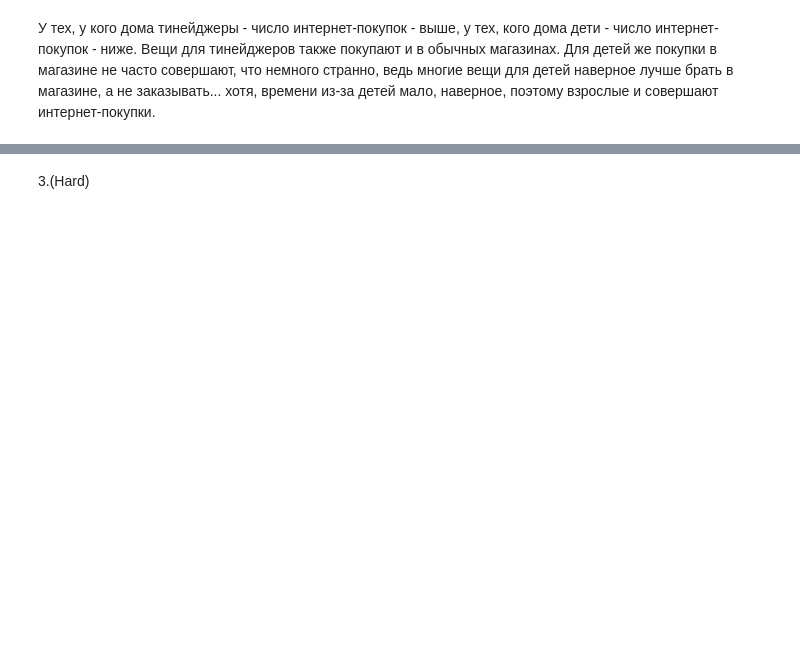
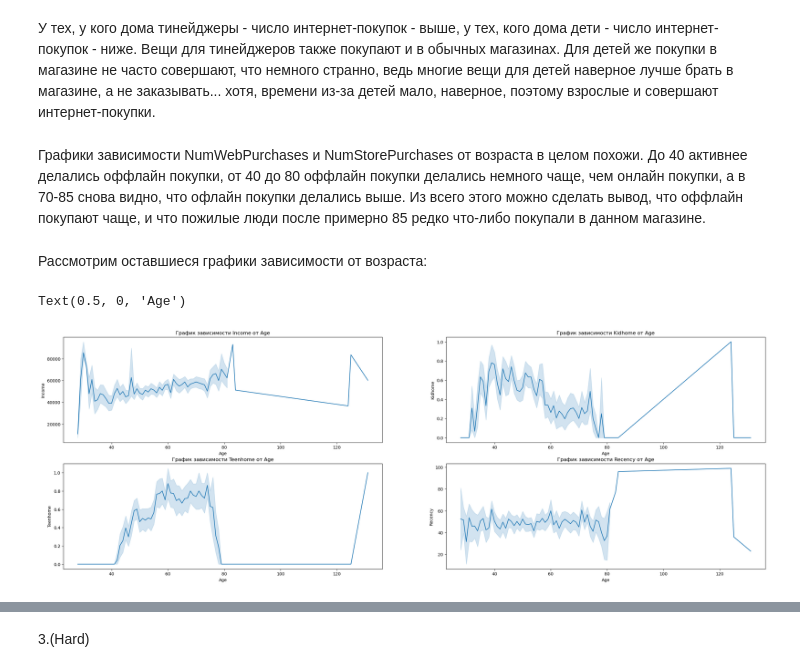
Before and after one commit to bananananacat/ML_HW, a Jupyter notebook: notebooks/02-homework.ipynb, the cells around one changed output, grey strips where cells are left out. Saved outputs shown, nothing was run; the diff lists cells and outputs as text; code cells hidden in the pictures; blank space fills up the shorter version.

```diff
--- a/notebooks/02-homework.ipynb
+++ b/notebooks/02-homework.ipynb
@@ -99,3 +125,24 @@ Text(0.5, 0, 'Teenhome')
 # %% [markdown]
 У тех, у кого дома тинейджеры - число интернет-покупок - выше, у тех, кого дома дети - число интернет-покупок - ниже.
 Вещи для тинейджеров также покупают и в обычных магазинах. Для детей же покупки в магазине не часто совершают, что немного странно, ведь многие вещи для детей наверное лучше брать в магазине, а не заказывать... хотя, времени из-за детей мало, наверное, поэтому взрослые и совершают интернет-покупки.
+# %% [markdown]
+Графики зависимости NumWebPurchases и NumStorePurchases от возраста в целом похожи. До 40 активнее делались оффлайн покупки, от 40 до 80 оффлайн покупки делались немного чаще, чем онлайн покупки, а в 70-85 снова видно, что офлайн покупки делались выше. Из всего этого можно сделать вывод, что оффлайн покупают чаще, и что пожилые люди после примерно 85 редко что-либо покупали в данном магазине.
+# %% [markdown]
+Рассмотрим оставшиеся графики зависимости от возраста:
+# %%
+fig, axs = plt.subplots(2, 2, figsize = (30, 10))
+sns.lineplot(data = df, x = "Age", y = "Income", ax=axs[0, 0]).set(title = "График зависимости Income от Age")
+plt.ylabel("Income")
+plt.xlabel("Age")
+sns.lineplot(data = df, x = "Age", y = "Kidhome", ax=axs[0, 1]).set(title = "График зависимости Kidhome от Age")
+plt.ylabel("Kidhome")
+plt.xlabel("Age")
+sns.lineplot(data = df, x = "Age", y = "Teenhome", ax=axs[1, 0]).set(title = "График зависимости Teenhome от Age")
+plt.ylabel("Teenhome")
+plt.xlabel("Age")
+sns.lineplot(data = df, x = "Age", y = "Recency", ax=axs[1, 1]).set(title = "График зависимости Recency от Age")
+plt.ylabel("Recency")
+plt.xlabel("Age")
+# %% [output]
+Text(0.5, 0, 'Age')
+[figure, added]
```
Also changed, not shown: parts of 13 cells of this notebook.
